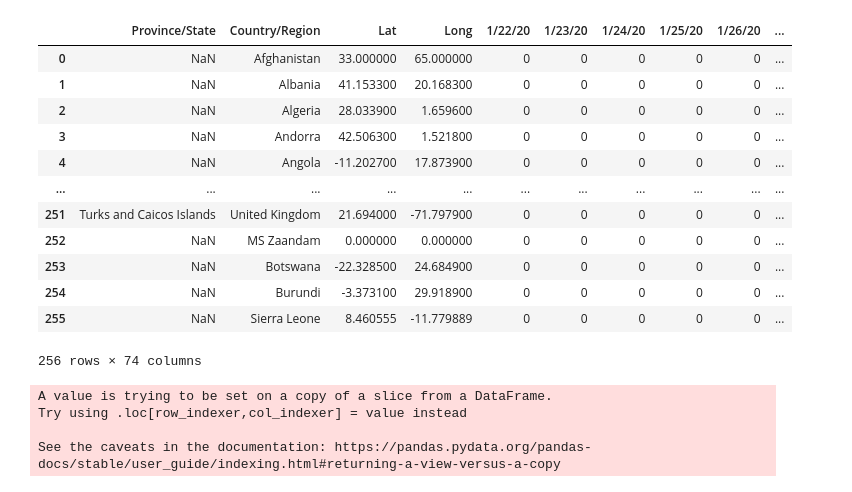
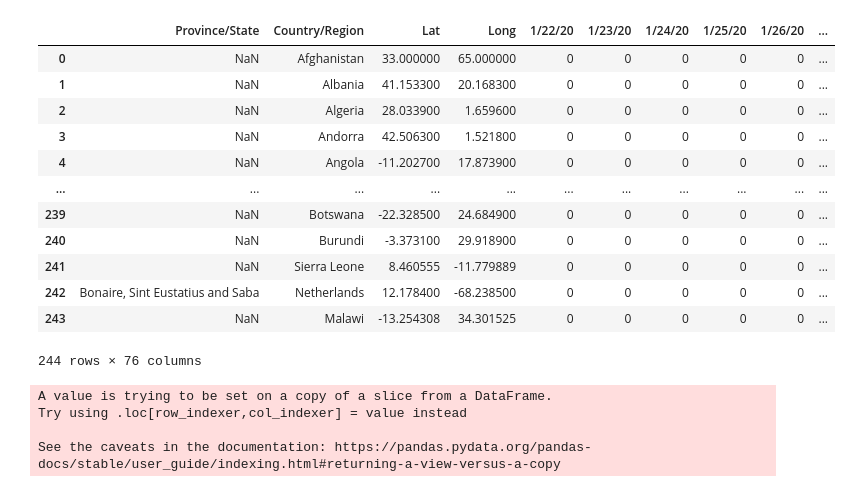
Before and after one commit to kingbd2/covid-analysis, a Jupyter notebook: covid/getcoviddata.ipynb, the cells around one changed output. Saved outputs shown, nothing was run; the diff lists cells and outputs as text; code cells hidden in the pictures.

Commit message:
Progressed reference data creation in notebook

```diff
--- a/covid/getcoviddata.ipynb
+++ b/covid/getcoviddata.ipynb
@@ -137,19 +170,19 @@ old_ref_data_dict = covid_data.reference_data
 # %%
-covid_data.full_dataset_raw[0]['new']
+covid_data.full_dataset_raw[1]['new']
 # %% [output]
 |  | Province/State | Country/Region | Lat | Long | 1/22/20 | 1/23/20 | 1/24/20 | 1/25/20 | 1/26/20 | ... |
 | 0 | NaN | Afghanistan | 33.000000 | 65.000000 | 0 | 0 | 0 | 0 | 0 | ... |
 | 1 | NaN | Albania | 41.153300 | 20.168300 | 0 | 0 | 0 | 0 | 0 | ... |
 | 2 | NaN | Algeria | 28.033900 | 1.659600 | 0 | 0 | 0 | 0 | 0 | ... |
 | 3 | NaN | Andorra | 42.506300 | 1.521800 | 0 | 0 | 0 | 0 | 0 | ... |
 | 4 | NaN | Angola | -11.202700 | 17.873900 | 0 | 0 | 0 | 0 | 0 | ... |
 | ... | ... | ... | ... | ... | ... | ... | ... | ... | ... | ... |
-| 251 | Turks and Caicos Islands | United Kingdom | 21.694000 | -71.797900 | 0 | 0 | 0 | 0 | 0 | ... |
-| 252 | NaN | MS Zaandam | 0.000000 | 0.000000 | 0 | 0 | 0 | 0 | 0 | ... |
-| 253 | NaN | Botswana | -22.328500 | 24.684900 | 0 | 0 | 0 | 0 | 0 | ... |
-| 254 | NaN | Burundi | -3.373100 | 29.918900 | 0 | 0 | 0 | 0 | 0 | ... |
-| 255 | NaN | Sierra Leone | 8.460555 | -11.779889 | 0 | 0 | 0 | 0 | 0 | ... |
+| 239 | NaN | Botswana | -22.328500 | 24.684900 | 0 | 0 | 0 | 0 | 0 | ... |
+| 240 | NaN | Burundi | -3.373100 | 29.918900 | 0 | 0 | 0 | 0 | 0 | ... |
+| 241 | NaN | Sierra Leone | 8.460555 | -11.779889 | 0 | 0 | 0 | 0 | 0 | ... |
+| 242 | Bonaire, Sint Eustatius and Saba | Netherlands | 12.178400 | -68.238500 | 0 | 0 | 0 | 0 | 0 | ... |
+| 243 | NaN | Malawi | -13.254308 | 34.301525 | 0 | 0 | 0 | 0 | 0 | ... |
-256 rows × 74 columns
+244 rows × 76 columns
 # %%
 new_ref_data_dict = covid_data.createNewReferenceData()
 # %% [output]
```
Also changed, not shown: parts of 7 cells of this notebook.
